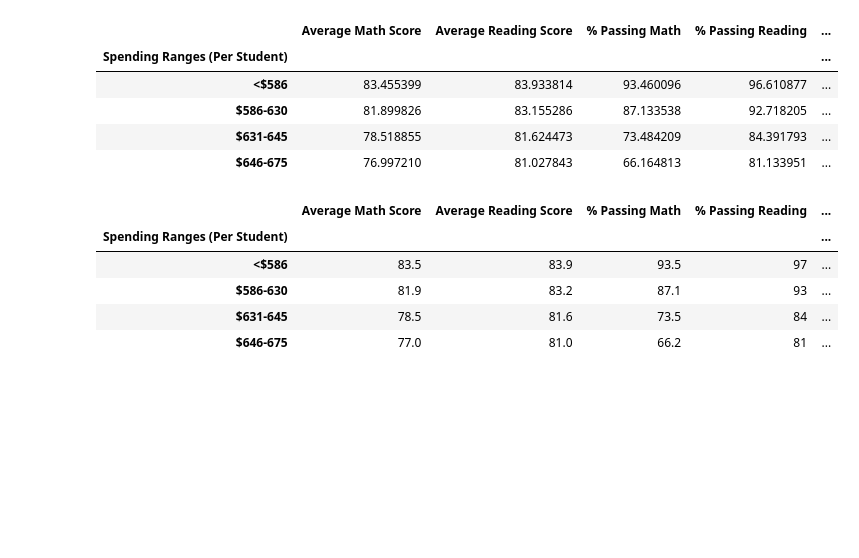
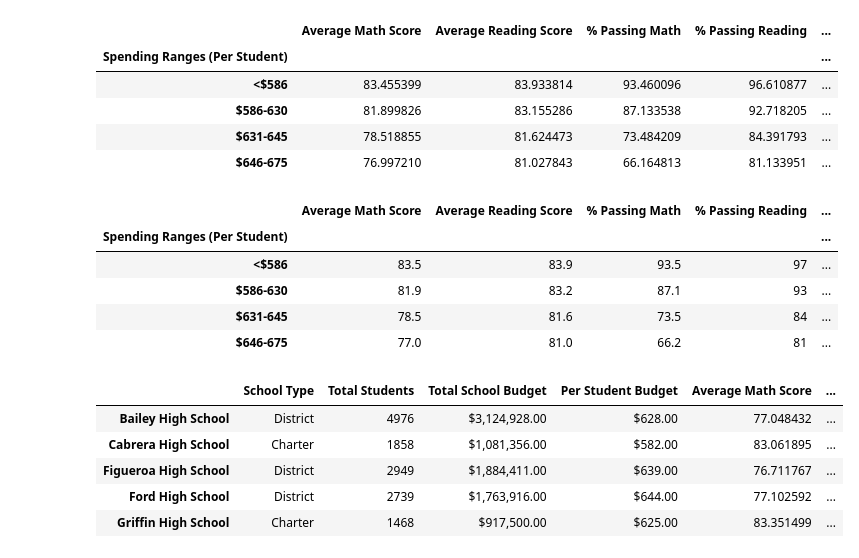
Before and after one commit to MCRobish/School_District_Analysis, a Jupyter notebook: 4.7.1_PyCitySchools_cleandata.ipynb, the cells around one changed output. Cells and saved outputs as stored; diff of their text form; code cells hidden in the pictures; blank space fills up the shorter version.

Commit message:
Including summary data frame for school size and scores

```diff
--- a/4.7.1_PyCitySchools_cleandata.ipynb
+++ b/4.7.1_PyCitySchools_cleandata.ipynb
@@ -797,3 +797,19 @@ spending_summary_df
 | $586-630 | 81.9 | 83.2 | 87.1 | 93 | ... |
 | $631-645 | 78.5 | 81.6 | 73.5 | 84 | ... |
 | $646-675 | 77.0 | 81.0 | 66.2 | 81 | ... |
+# %%
+#establish bins
+size_bins = [0,999,1999,5000]
+size_names = ["Small(<1000)","Medium(1000-1999)","Large(2000-5000)"]
+# %%
+#categorize spending based on size
+per_school_summary_df["School Size"] = pd.cut(per_school_summary_df["Total Students"], size_bins, labels = size_names)
+
+per_school_summary_df.head()
+# %% [output]
+|  | School Type | Total Students | Total School Budget | Per Student Budget | Average Math Score | ... |
+| Bailey High School | District | 4976 | $3,124,928.00 | $628.00 | 77.048432 | ... |
+| Cabrera High School | Charter | 1858 | $1,081,356.00 | $582.00 | 83.061895 | ... |
+| Figueroa High School | District | 2949 | $1,884,411.00 | $639.00 | 76.711767 | ... |
+| Ford High School | District | 2739 | $1,763,916.00 | $644.00 | 77.102592 | ... |
+| Griffin High School | Charter | 1468 | $917,500.00 | $625.00 | 83.351499 | ... |
```
Also changed, not shown: parts of 3 cells of this notebook.
